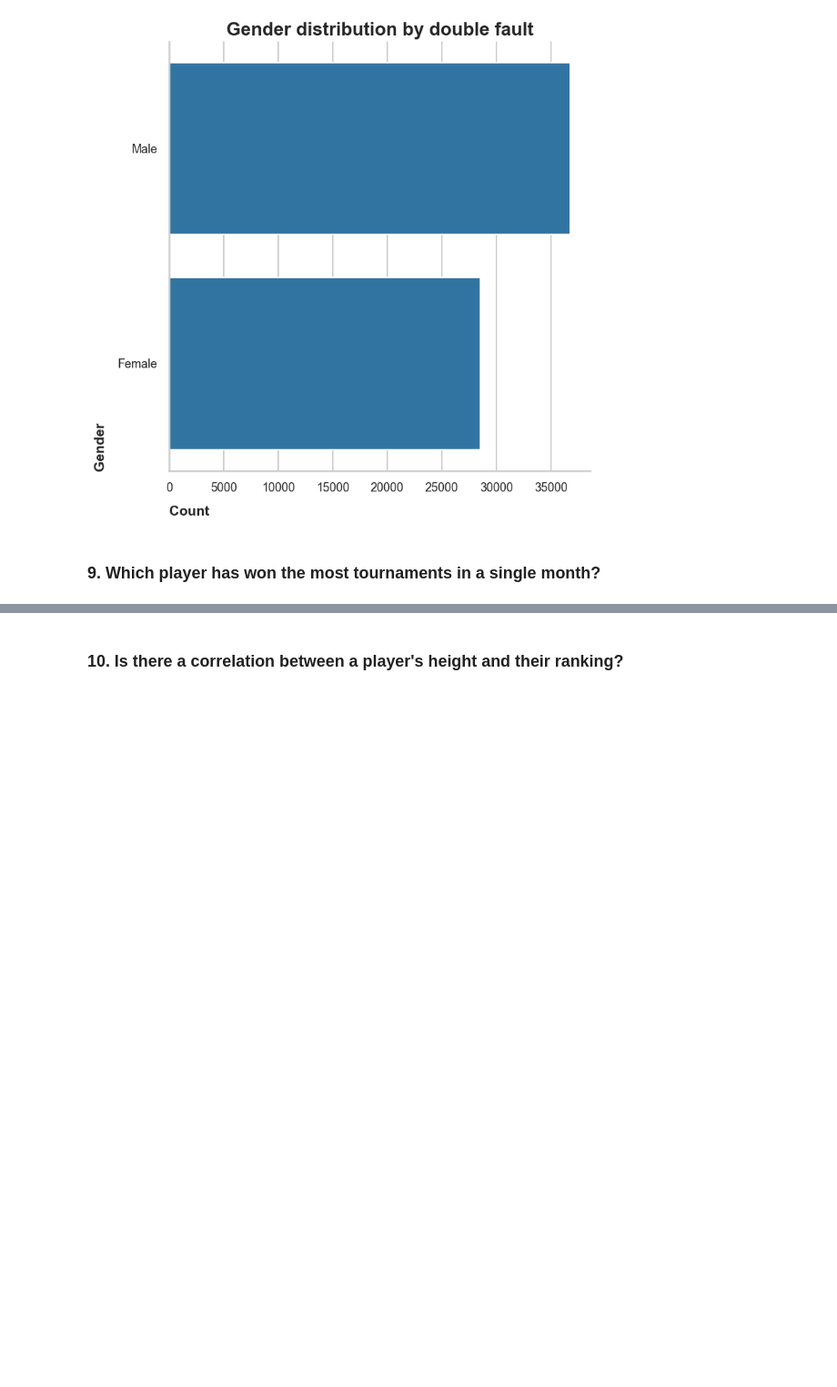
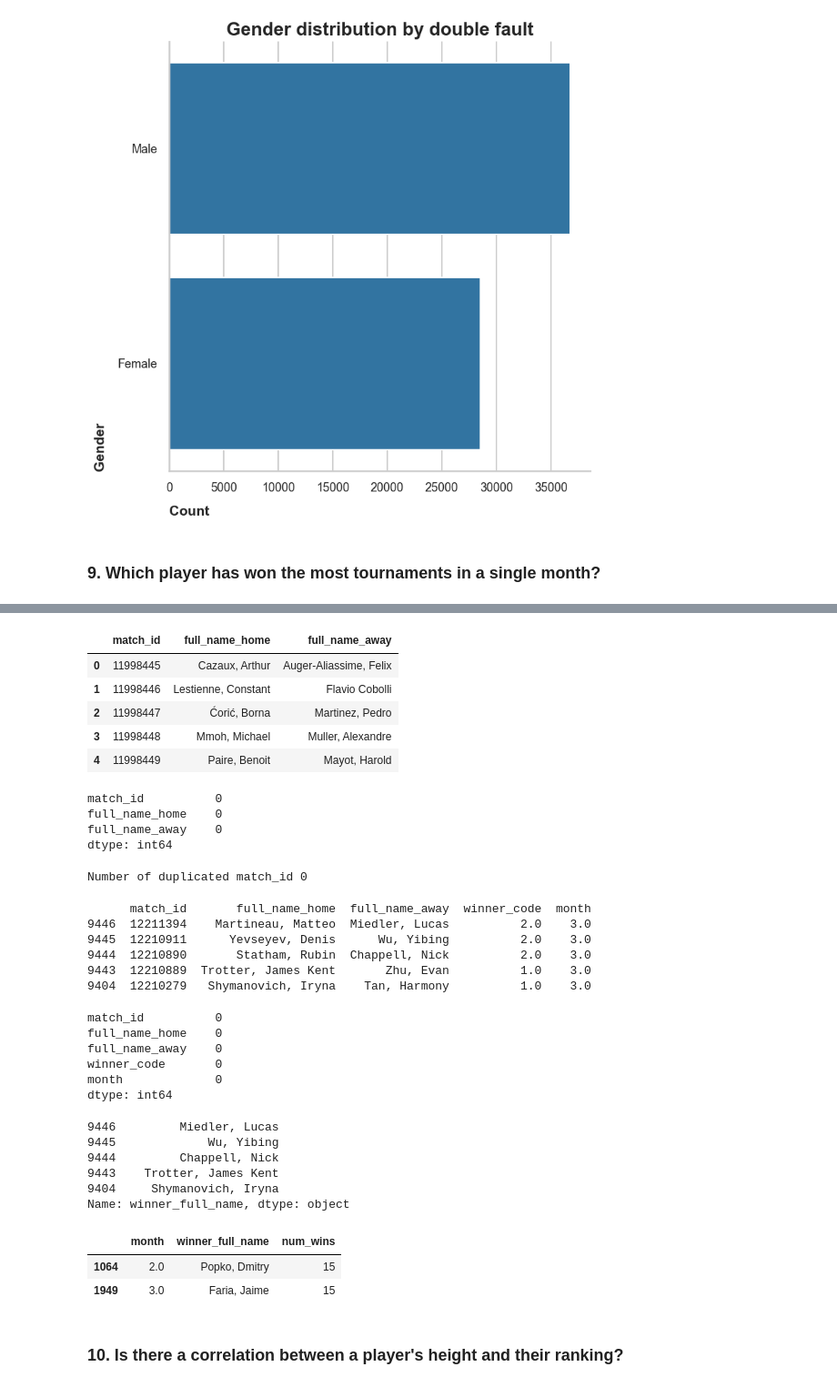
Before and after one commit to ParsaDEV15/Tennis-Project, a Jupyter notebook: notebooks/parsa_analysis_8_12.ipynb, the cells around one changed output, grey strips where cells are left out. Shown at 91% size. Cells and saved outputs as stored; diff of their text form; code cells hidden in the pictures; blank space fills up the shorter version.

```diff
--- a/notebooks/parsa_analysis_8_12.ipynb
+++ b/notebooks/parsa_analysis_8_12.ipynb
@@ -114,0 +178,73 @@ del statistics_df, match_away_df, match_home_df, concat_home_away_df\
+# %%
+home_away_merged = pd.merge(match_home_df, match_away_df, how='inner', on='match_id')
+home_away_merged.head()
+# %% [output]
+|  | match_id | full_name_home | full_name_away |
+| 0 | 11998445 | Cazaux, Arthur | Auger-Aliassime, Felix |
+| 1 | 11998446 | Lestienne, Constant | Flavio Cobolli |
+| 2 | 11998447 | Ćorić, Borna | Martinez, Pedro |
+| 3 | 11998448 | Mmoh, Michael | Muller, Alexandre |
+| 4 | 11998449 | Paire, Benoit | Mayot, Harold |
+# %%
+home_away_merged.isnull().sum()
+# %% [output]
+match_id          0
+full_name_home    0
+full_name_away    0
+dtype: int64
+# %%
+print('Number of duplicated match_id', home_away_merged['match_id'].duplicated().sum())
+# %% [output]
+Number of duplicated match_id 0
+# %%
+home_away_event_merged_df = pd.merge(home_away_merged, match_event_df.drop(columns=['start_datetime', 'start_datetime_transformed']),
+                                     on='match_id', how='inner')
+home_away_event_merged_df = home_away_event_merged_df.sort_values(by=['month'], ascending=False)
+print(home_away_event_merged_df.head())
+# %% [output]
+      match_id       full_name_home  full_name_away  winner_code  month
+9446  12211394    Martineau, Matteo  Miedler, Lucas          2.0    3.0
+9445  12210911      Yevseyev, Denis      Wu, Yibing          2.0    3.0
+9444  12210890       Statham, Rubin  Chappell, Nick          2.0    3.0
+9443  12210889  Trotter, James Kent       Zhu, Evan          1.0    3.0
+9404  12210279   Shymanovich, Iryna    Tan, Harmony          1.0    3.0
+# %%
+home_away_event_merged_df.isnull().sum()
+# %% [output]
+match_id          0
+full_name_home    0
+full_name_away    0
+winner_code       0
+month             0
+dtype: int64
+# %%
+home_away_event_merged_df['winner_full_name'] = np.where(
+    home_away_event_merged_df['winner_code'] == 1,
+    home_away_event_merged_df['full_name_home'],
+    home_away_event_merged_df['full_name_away']
+)
+
+home_away_event_merged_df['winner_full_name'].head()
+# %% [output]
+9446         Miedler, Lucas
+9445             Wu, Yibing
+9444         Chappell, Nick
+9443    Trotter, James Kent
+9404     Shymanovich, Iryna
+Name: winner_full_name, dtype: object
+# %%
+wins_per_month = (
+    home_away_event_merged_df.groupby(['month', 'winner_full_name']).size()
+    .reset_index(name='num_wins')
+)
+
+top_winners = (
+    wins_per_month.loc[wins_per_month.groupby('month')['num_wins'].idxmax()]
+    .sort_values('month')
+)
+
+top_winners.head()
+# %% [output]
+|  | month | winner_full_name | num_wins |
+| 1064 | 2.0 | Popko, Dmitry | 15 |
+| 1949 | 3.0 | Faria, Jaime | 15 |
```
Also changed, not shown: parts of 10 cells of this notebook.
